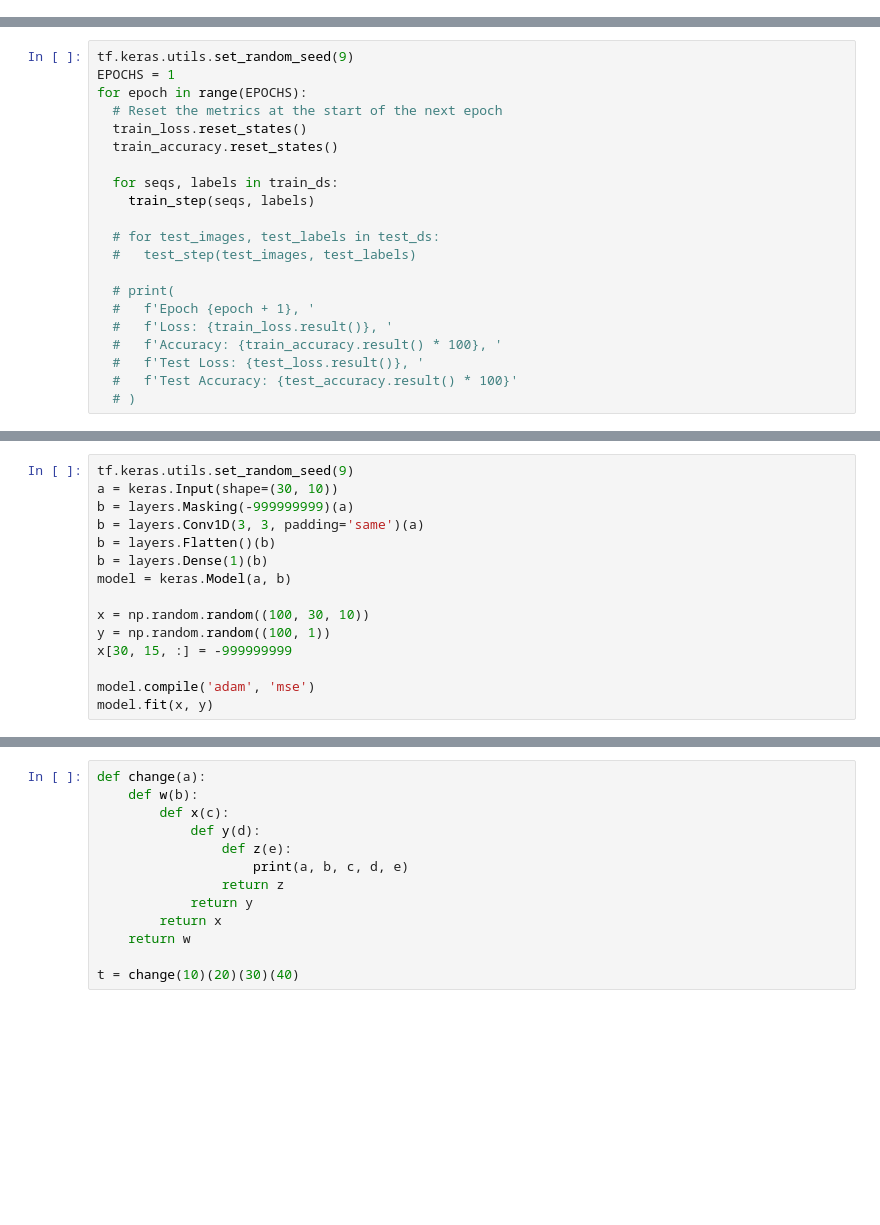
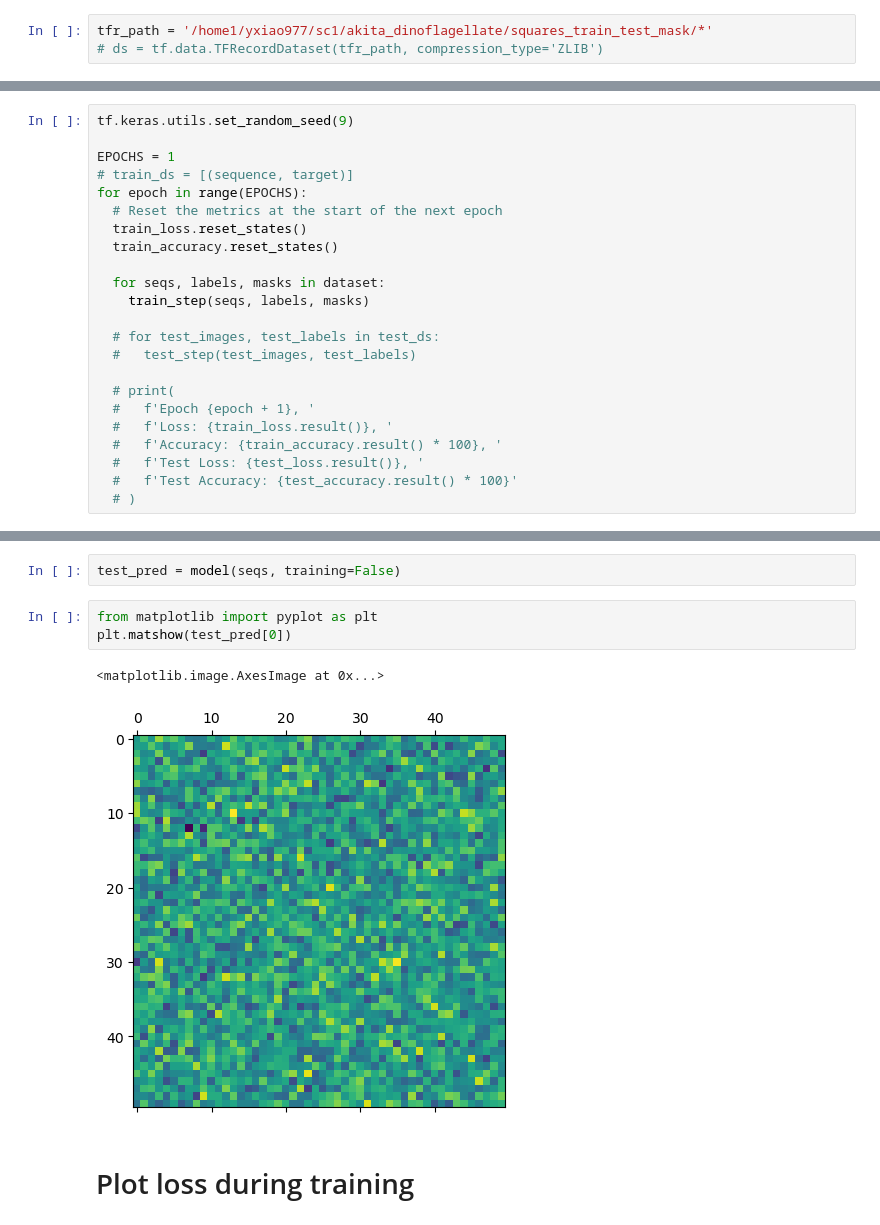
Before and after one commit to Yaoyx/Akita_dinoflagellate, a Jupyter notebook: tensorflow_masked_loss_attempt.ipynb, the cells around one changed output, grey strips where cells are left out. Drawn from its saved outputs; the diff is of its cells as text; blank space fills up the shorter version.

```diff
--- a/tensorflow_masked_loss_attempt.ipynb
+++ b/tensorflow_masked_loss_attempt.ipynb
@@ -100,0 +133,3 @@ tf.Tensor(
+# %%
+tfr_path = '/home1/yxiao977/sc1/akita_dinoflagellate/squares_train_test_mask/*'
+# ds = tf.data.TFRecordDataset(tfr_path, compression_type='ZLIB')
@@ -101,13 +160,15 @@ tf.Tensor(
 # %%
 tf.keras.utils.set_random_seed(9)
+
 EPOCHS = 1
+# train_ds = [(sequence, target)]
 for epoch in range(EPOCHS):
   # Reset the metrics at the start of the next epoch
   train_loss.reset_states()
   train_accuracy.reset_states()
 
-  for seqs, labels in train_ds:
-    train_step(seqs, labels)
+  for seqs, labels, masks in dataset:
+    train_step(seqs, labels, masks)
 
   # for test_images, test_labels in test_ds:
   #   test_step(test_images, test_labels)
@@ -132,15 +189,0 @@ np.mean([2.27850771, 2.51852608, 2.64956594])
-# %%
-tf.keras.utils.set_random_seed(9)
-a = keras.Input(shape=(30, 10))
-b = layers.Masking(-999999999)(a)
-b = layers.Conv1D(3, 3, padding='same')(a)
-b = layers.Flatten()(b)
-b = layers.Dense(1)(b)
-model = keras.Model(a, b)
-
-x = np.random.random((100, 30, 10))
-y = np.random.random((100, 1))
-x[30, 15, :] = -999999999
-
-model.compile('adam', 'mse')
-model.fit(x, y)
@@ -150,13 +190,10 @@ model.fit(x, y)
-# %%
-def change(a):
-    def w(b):
-        def x(c):
-            def y(d):
-                def z(e):
-                    print(a, b, c, d, e)
-                return z
-            return y
-        return x
-    return w
-
-t = change(10)(20)(30)(40)
+# %%
+test_pred = model(seqs, training=False)
+# %%
+from matplotlib import pyplot as plt
+plt.matshow(test_pred[0])
+# %% [output]
+<matplotlib.image.AxesImage at 0x...>
+[figure, added]
+# %% [markdown]
+# Plot loss during training
```
Also changed, not shown: parts of 25 cells of this notebook, 7 other files.
